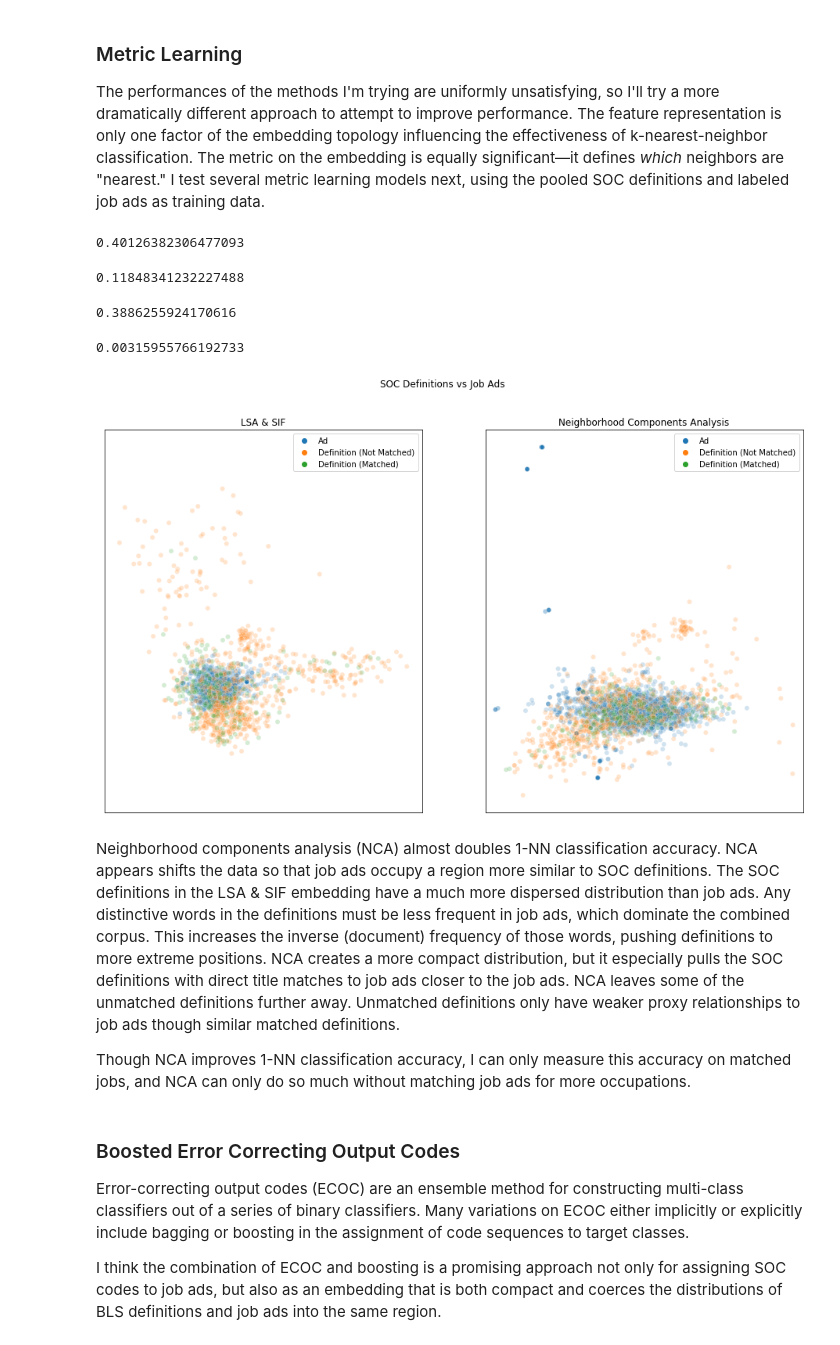
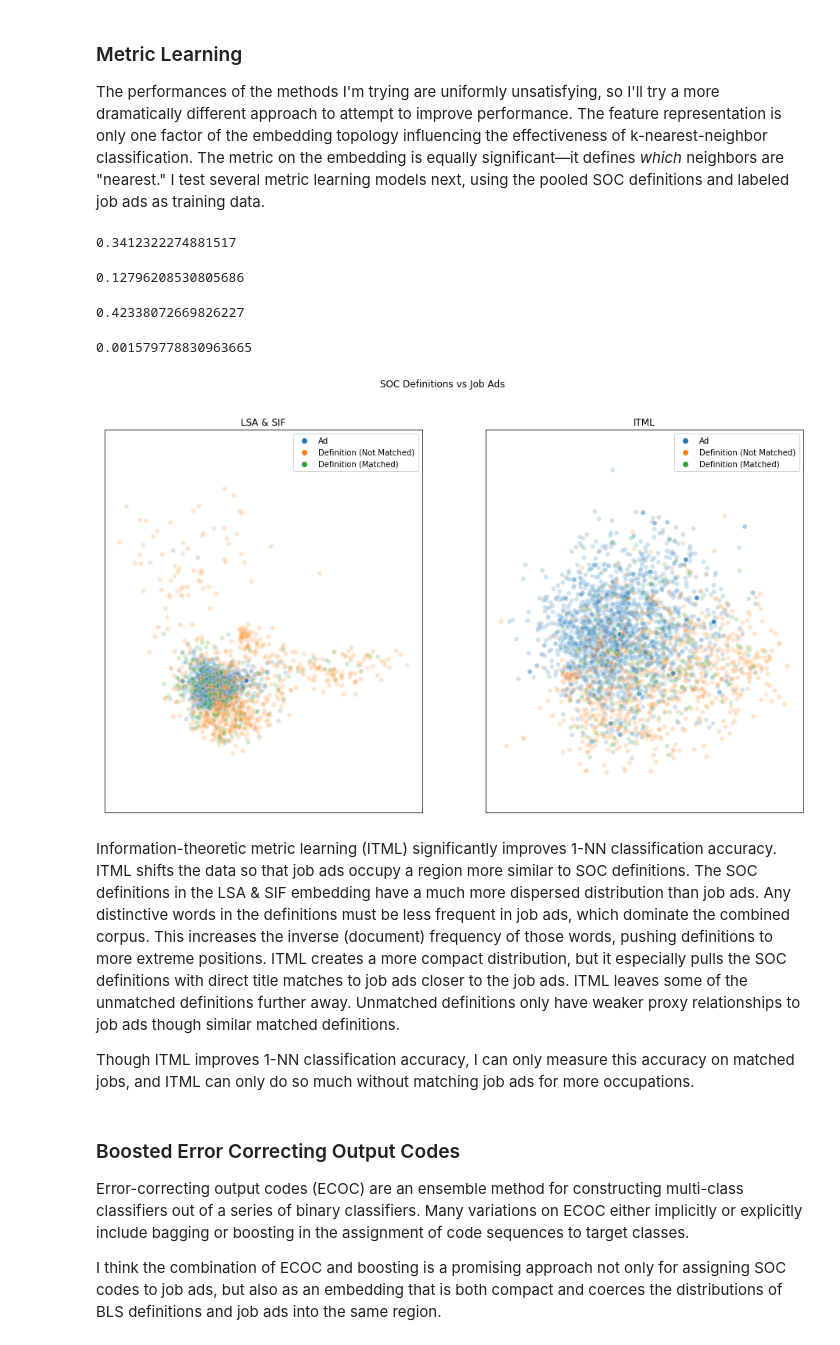
Before and after one commit to jbante/job_ad_soc_codes, a Jupyter notebook: notebooks/embedding_selection.ipynb, the cells around one changed output. Drawn from its saved outputs; the diff is of its cells as text; code cells hidden in the pictures.

```diff
--- a/notebooks/embedding_selection.ipynb
+++ b/notebooks/embedding_selection.ipynb
@@ -684,7 +683,7 @@ plt.show()
 # %%
 # fit decorrelated embeddings
 lsa_decorr = logistic_decorr_transform_func(
-            lemma_corpus, corpus_source, tfidf_lsa, n_components=2)
+            lemma_corpus, corpus_source, tfidf_lsa, n_components=1)
 _, score, _ = emb_score(lsa_decorr, X_test, y_test)
 save_emb_score('LSA Decorrelated', score, 'Vectorization')
 
@@ -842,7 +841,7 @@ _, score, _ = emb_score(lsa_sif, X_test, y_test, metric=nca.get_metric())
 print(score)
 save_emb_score('NCA', score, 'Metric')
 # %% [output]
-0.40126382306477093
+0.3412322274881517
 # %%
 # metric 2: local fisher discriminant analysis
 lfda = metl.LFDA(k=1).fit(lsa_sif(X_train), y_train)
@@ -851,7 +850,7 @@ _, score, _ = emb_score(lsa_sif, X_test, y_test, metric=lfda.get_metric())
 print(score)
 save_emb_score('LFDA', score, 'Metric')
 # %% [output]
-0.11848341232227488
+0.12796208530805686
 # %%
 # metric 3: information theoretic metric learning
 # itml doesn't accept text labels
@@ -867,7 +866,7 @@ _, score, _ = emb_score(lsa_sif, X_test, y_test, metric=itml.get_metric())
 print(score)
 save_emb_score('ITML', score, 'Metric')
 # %% [output]
-0.3886255924170616
+0.42338072669826227
 # %%
 # metric 4: relevant components analysis
 rca = metl.RCA_Supervised().fit(lsa_sif(X_train), soc_encode.transform(y_train))
@@ -876,28 +875,28 @@ _, score, _ = emb_score(lsa_sif, X_test, y_test, metric=rca.get_metric())
 print(score)
 save_emb_score('RCA', score, 'Metric')
 # %% [output]
-0.00315955766192733
+0.001579778830963665
 # %%
 # wrap best metric as an embedding to euclidean metric space
 def metric_emb(X):
-    return nca.transform(lsa_sif(X))
+    return itml.transform(lsa_sif(X))
 # %%
 # visualize embedding improvement
 split_soc_plot_data = fn.partial(emb_plot_data, split_soc_defs=True)
 
 plot_pair(
     emb_subplot(*split_soc_plot_data(lsa_sif),
                 'LSA & SIF'),
     emb_subplot(*split_soc_plot_data(metric_emb),
-                'Neighborhood Components Analysis'),
+                'ITML'),
     'SOC Definitions vs Job Ads'
 )
 # %% [output]
-[figure, old version]
+[figure, new version]
 # %% [markdown]
-Neighborhood components analysis (NCA) almost doubles 1-NN classification accuracy. NCA appears shifts the data so that job ads occupy a region more similar to SOC definitions. The SOC definitions in the LSA & SIF embedding have a much more dispersed distribution than job ads. Any distinctive words in the definitions must be less frequent in job ads, which dominate the combined corpus. This increases the inverse (document) frequency of those words, pushing definitions to more extreme positions. NCA creates a more compact distribution, but it especially pulls the SOC definitions with direct title matches to job ads closer to the job ads. NCA leaves some of the unmatched definitions further away. Unmatched definitions only have weaker proxy relationships to job ads though similar matched definitions.
+Information-theoretic metric learning (ITML) significantly improves 1-NN classification accuracy. ITML shifts the data so that job ads occupy a region more similar to SOC definitions. The SOC definitions in the LSA & SIF embedding have a much more dispersed distribution than job ads. Any distinctive words in the definitions must be less frequent in job ads, which dominate the combined corpus. This increases the inverse (document) frequency of those words, pushing definitions to more extreme positions. ITML creates a more compact distribution, but it especially pulls the SOC definitions with direct title matches to job ads closer to the job ads. ITML leaves some of the unmatched definitions further away. Unmatched definitions only have weaker proxy relationships to job ads though similar matched definitions.
 
-Though NCA improves 1-NN classification accuracy, I can only measure this accuracy on matched jobs, and NCA can only do so much without matching job ads for more occupations.
+Though ITML improves 1-NN classification accuracy, I can only measure this accuracy on matched jobs, and ITML can only do so much without matching job ads for more occupations.
 # %% [markdown]
 ### Boosted Error Correcting Output Codes
 
```
Also changed, not shown: parts of 31 cells of this notebook, 1 other file.
